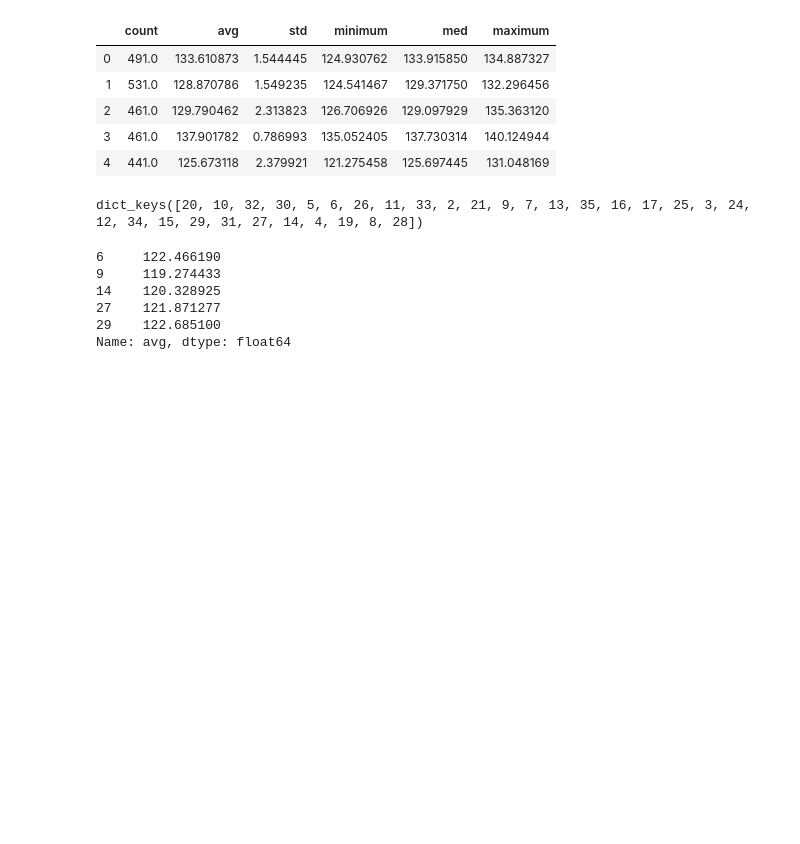
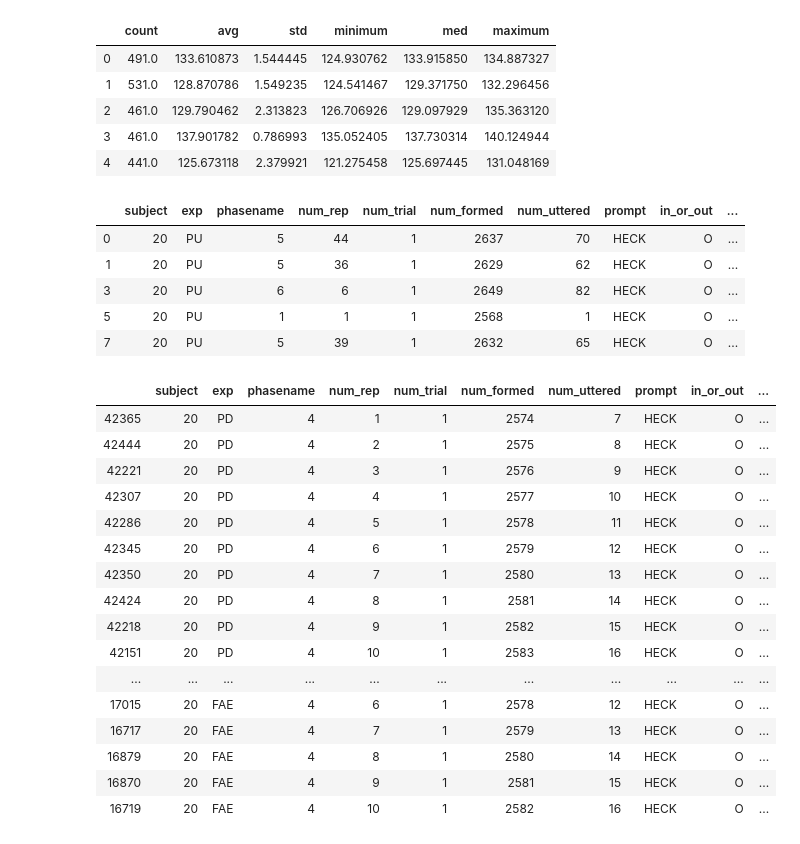
Before and after one commit to letitiayhho/feedback-alteration, a Jupyter notebook: analysis.ipynb, the cells around one changed output. Drawn from its saved outputs; the diff is of its cells as text; code cells hidden in the pictures; blank space fills up the shorter version.

Commit message:
Preprocess data, remove O trials, and block 1 trials

```diff
--- a/analysis.ipynb
+++ b/analysis.ipynb
@@ -73,14 +107,33 @@ for subject in subjects:
-# %%
-f0.keys()
-# %% [output]
-dict_keys([20, 10, 32, 30, 5, 6, 26, 11, 33, 2, 21, 9, 7, 13, 35, 16, 17, 25, 3, 24, 12, 34, 15, 29, 31, 27, 14, 4, 19, 8, 28])
 # %%
-trial_f0[0:5]
+cleaned_data[0:5]
 # %% [output]
-6     122.466190
-9     119.274433
-14    120.328925
-27    121.871277
-29    122.685100
-Name: avg, dtype: float64
+|  | subject | exp | phasename | num_rep | num_trial | num_formed | num_uttered | prompt | in_or_out | ... |
+| 0 | 20 | PU | 5 | 44 | 1 | 2637 | 70 | HECK | O | ... |
+| 1 | 20 | PU | 5 | 36 | 1 | 2629 | 62 | HECK | O | ... |
+| 3 | 20 | PU | 6 | 6 | 1 | 2649 | 82 | HECK | O | ... |
+| 5 | 20 | PU | 1 | 1 | 1 | 2568 | 1 | HECK | O | ... |
+| 7 | 20 | PU | 5 | 39 | 1 | 2632 | 65 | HECK | O | ... |
+# %%
+## Phase 4 ###
+sub = cleaned_data[(cleaned_data.phasename == 4) & (cleaned_data.subject == 20)]
+sub = sub.sort_values(by = ['block', 'num_rep', 'num_trial'])
+sub[0:50]
+# %% [output]
+|  | subject | exp | phasename | num_rep | num_trial | num_formed | num_uttered | prompt | in_or_out | ... |
+| 42365 | 20 | PD | 4 | 1 | 1 | 2574 | 7 | HECK | O | ... |
+| 42444 | 20 | PD | 4 | 2 | 1 | 2575 | 8 | HECK | O | ... |
+| 42221 | 20 | PD | 4 | 3 | 1 | 2576 | 9 | HECK | O | ... |
+| 42307 | 20 | PD | 4 | 4 | 1 | 2577 | 10 | HECK | O | ... |
+| 42286 | 20 | PD | 4 | 5 | 1 | 2578 | 11 | HECK | O | ... |
+| 42345 | 20 | PD | 4 | 6 | 1 | 2579 | 12 | HECK | O | ... |
+| 42350 | 20 | PD | 4 | 7 | 1 | 2580 | 13 | HECK | O | ... |
+| 42424 | 20 | PD | 4 | 8 | 1 | 2581 | 14 | HECK | O | ... |
+| 42218 | 20 | PD | 4 | 9 | 1 | 2582 | 15 | HECK | O | ... |
+| 42151 | 20 | PD | 4 | 10 | 1 | 2583 | 16 | HECK | O | ... |
+| ... | ... | ... | ... | ... | ... | ... | ... | ... | ... | ... |
+| 17015 | 20 | FAE | 4 | 6 | 1 | 2578 | 12 | HECK | O | ... |
+| 16717 | 20 | FAE | 4 | 7 | 1 | 2579 | 13 | HECK | O | ... |
+| 16879 | 20 | FAE | 4 | 8 | 1 | 2580 | 14 | HECK | O | ... |
+| 16870 | 20 | FAE | 4 | 9 | 1 | 2581 | 15 | HECK | O | ... |
+| 16719 | 20 | FAE | 4 | 10 | 1 | 2582 | 16 | HECK | O | ... |
 # %%
```
Also changed, not shown: parts of 4 cells of this notebook.
